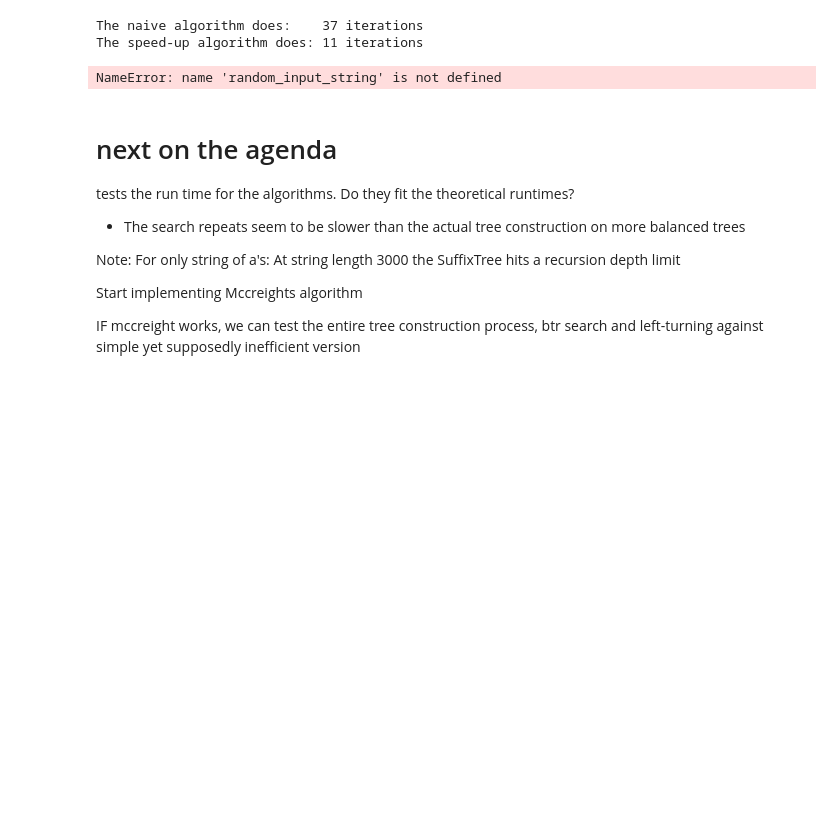
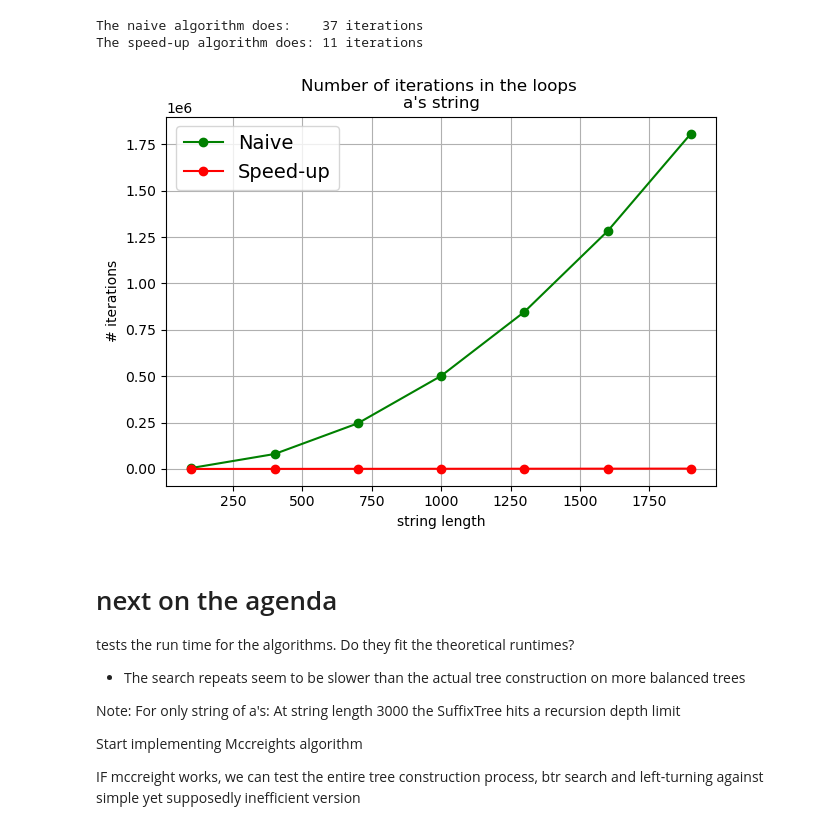
Before and after one commit to JonasRiber/PiB_tandem_repeats, a Jupyter notebook: suffix_tree_construction.ipynb, the cells around one changed output. Drawn from its saved outputs; the diff is of its cells as text; code cells hidden in the pictures; blank space fills up the shorter version.

```diff
--- a/suffix_tree_construction.ipynb
+++ b/suffix_tree_construction.ipynb
@@ -1832,41 +1835,41 @@ The naive algorithm does:    37 iterations
 The speed-up algorithm does: 11 iterations
 # %%
 #Size of input strings
-string_lengths = range(100, 5000, 300)
+string_lengths = range(100, 2000, 300)
 
 runtimes_func1_search = []
 func1_itera = []
 runtimes_func2_search = []
 func2_itera = []
 
 for n in string_lengths:
     test_string = random_input_string(n, symbols='atgc')
 
+    test_string = "a"*n
+
     #create suffixtree
     suffix_tree = SuffixTree(test_string)
 
     #measure for repeat_search
     runtime_1, iterations = measure_time(repeat_search, suffix_tree)
-    runtimes_func1_search.append(runtime_1/(n*math.log(n)))
     func1_itera.append(iterations[1])
 
     #measure for repeat_search speed-up
     runtime_2, iterations = measure_time(repeat_search_speedup, suffix_tree)
-    runtimes_func2_search.append(runtime_2/(n*math.log(n)))
     func2_itera.append(iterations[1])
 
 plt.plot(string_lengths, func1_itera, marker='o', color='green', label="Naive")
 plt.plot(string_lengths, func2_itera, marker='o', color='red', label="Speed-up")
-plt.title("Number of iterations in the loops \nRandom string")
+plt.title("Number of iterations in the loops \na's string")
 plt.xlabel("string length")
 plt.ylabel("# iterations")
 plt.grid(True)
 plt.legend(fontsize = 14, loc = "upper left")
 plt.tight_layout()
-plt.savefig("Plots/repeat_search_naive_vs_speedup_#iterations.png", dpi = 300)
+plt.savefig("Plots/repeat_search_naive_vs_speedup_#iterations.png", dpi = 600)
 plt.show()
 # %% [output]
-NameError: name 'random_input_string' is not defined
+[figure, added]
 # %% [markdown]
 # next on the agenda
 tests the run time for the algorithms. Do they fit the theoretical runtimes?
```
Also changed, not shown: parts of 14 cells of this notebook, 13 other files.
